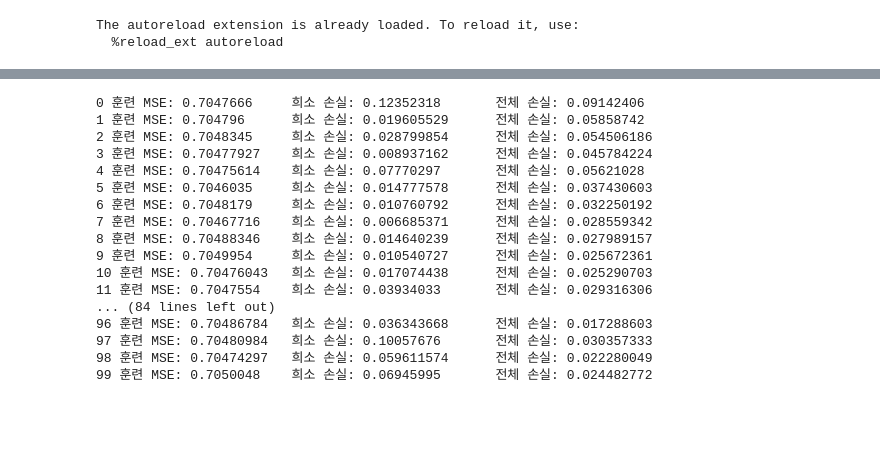
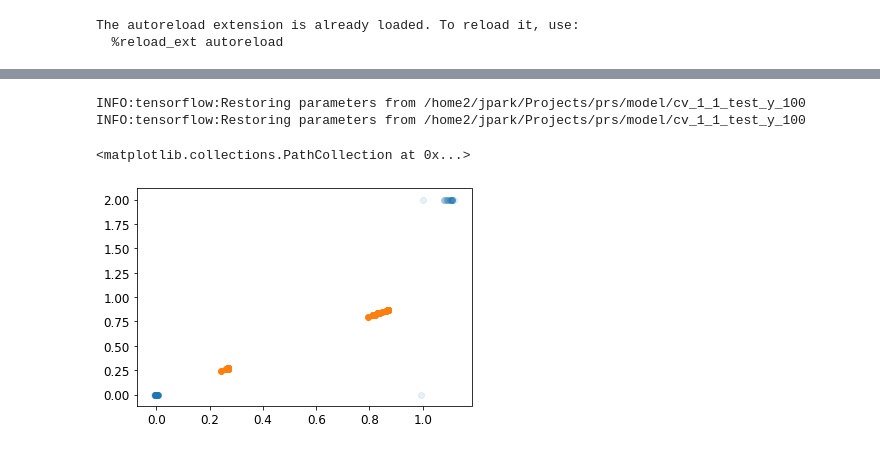
Before and after one commit to JuhongPark/prs, a Jupyter notebook: SSAE.ipynb, the cells around one changed output, grey strips where cells are left out. Saved outputs shown, nothing was run; the diff lists cells and outputs as text; code cells hidden in the pictures; blank space fills up the shorter version.

```diff
--- a/SSAE.ipynb
+++ b/SSAE.ipynb
@@ -204,36 +168,26 @@ Use tf.where in 2.0, which has the same broadcast rule as np.where
-# %%
-init = tf.global_variables_initializer()
-
-n_epochs = 100
-batch_size = 1000
-
-with tf.Session() as sess:
-    init.run()
-    for epoch in range(n_epochs):
-        n_batches = len(X_train) // batch_size
-        for iteration in range(n_batches):
-            print("\r{}%".format(100 * iteration // n_batches), end="")
-            sys.stdout.flush()
-            X_batch, y_batch = next(shuffle_batch(X_train, y_train, batch_size))
-            sess.run(training_op, feed_dict={X: X_batch})
-        reconstruction_loss_val, sparsity_loss_val, loss_val = sess.run([reconstruction_loss, sparsity_loss, loss], feed_dict={X: X_batch})
-        print("\r{}".format(epoch), "훈련 MSE:", reconstruction_loss_val, "\t희소 손실:", sparsity_loss_val, "\t전체 손실:", loss_val)
-        saver.save(sess, "./my_model_sparse.ckpt")
-# %% [output]
-0 훈련 MSE: 0.7047666     희소 손실: 0.12352318       전체 손실: 0.09142406
-1 훈련 MSE: 0.704796      희소 손실: 0.019605529      전체 손실: 0.05858742
-2 훈련 MSE: 0.7048345     희소 손실: 0.028799854      전체 손실: 0.054506186
-3 훈련 MSE: 0.70477927    희소 손실: 0.008937162      전체 손실: 0.045784224
-4 훈련 MSE: 0.70475614    희소 손실: 0.07770297       전체 손실: 0.05621028
-5 훈련 MSE: 0.7046035     희소 손실: 0.014777578      전체 손실: 0.037430603
-6 훈련 MSE: 0.7048179     희소 손실: 0.010760792      전체 손실: 0.032250192
-7 훈련 MSE: 0.70467716    희소 손실: 0.006685371      전체 손실: 0.028559342
-8 훈련 MSE: 0.70488346    희소 손실: 0.014640239      전체 손실: 0.027989157
-9 훈련 MSE: 0.7049954     희소 손실: 0.010540727      전체 손실: 0.025672361
-10 훈련 MSE: 0.70476043   희소 손실: 0.017074438      전체 손실: 0.025290703
-11 훈련 MSE: 0.7047554    희소 손실: 0.03934033       전체 손실: 0.029316306
-... (84 lines left out)
-96 훈련 MSE: 0.70486784   희소 손실: 0.036343668      전체 손실: 0.017288603
-97 훈련 MSE: 0.70480984   희소 손실: 0.10057676       전체 손실: 0.030357333
-98 훈련 MSE: 0.70474297   희소 손실: 0.059611574      전체 손실: 0.022280049
-99 훈련 MSE: 0.7050048    희소 손실: 0.06945995       전체 손실: 0.024482772
+# %%
+target = X_test[2:3]
+
+def get_reconstructed(X_feed, logits, model_path):
+    with tf.Session() as sess:
+        if model_path:
+            saver.restore(sess, model_path)
+        logits_val = logits.eval(feed_dict={X_input: X_feed})
+        return logits_val
+
+def get_code_0(X_feed, logits, model_path):
+    with tf.Session() as sess:
+        if model_path:
+            saver.restore(sess, model_path)
+        hidden0_val = hidden0.eval(feed_dict={X_input: X_feed})
+        return hidden0_val
+
+return_val = get_reconstructed(target, logits, get_bed_path('model_yi_ex', 'test', fold_num, in_fold_num=in_fold_num, y=y_value, ex=ex_num))
+plt.scatter(return_val[0], target[0], alpha=0.1)
+code_0 = get_code_0(X_test, logits, get_bed_path('model_yi_ex', 'test', fold_num, in_fold_num=in_fold_num, y=y_value, ex=ex_num))
+plt.scatter(code_0, code_0, alpha=1)
+# %% [output]
+INFO:tensorflow:Restoring parameters from /home2/jpark/Projects/prs/model/cv_1_1_test_y_100
+INFO:tensorflow:Restoring parameters from /home2/jpark/Projects/prs/model/cv_1_1_test_y_100
+<matplotlib.collections.PathCollection at 0x...>
+[figure, added]
```
Also changed, not shown: parts of 26 cells of this notebook, 1 other file.
